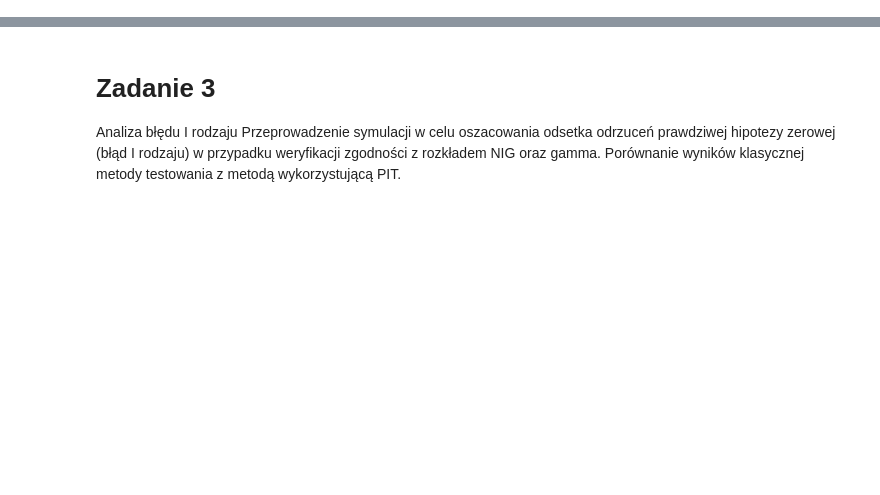
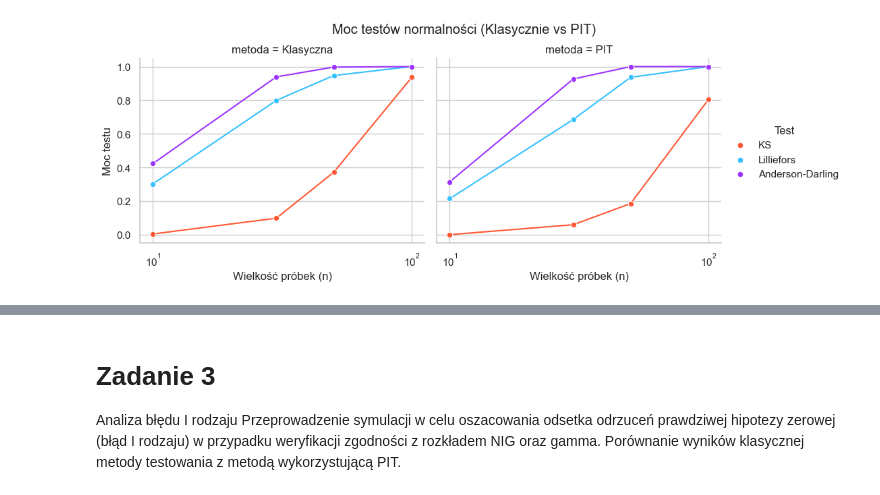
Before and after one commit to anteqkois/nonparametric-methods-studies, a Jupyter notebook: cw_3.ipynb, the cells around one changed output, grey strips where cells are left out. Saved outputs shown, nothing was run; the diff lists cells and outputs as text; code cells hidden in the pictures; blank space fills up the shorter version.

```diff
--- a/cw_3.ipynb
+++ b/cw_3.ipynb
@@ -231,0 +4,77 @@ https://chatgpt.com/c/67f65661-7274-8005-947c-c71536c9f494
+# %%
+import numpy as np
+import pandas as pd
+from scipy import stats
+import matplotlib.pyplot as plt
+import seaborn as sns
+from tqdm import tqdm
+from statsmodels.stats.diagnostic import lilliefors, normal_ad
+
+sns.set_theme(style="whitegrid")
+custom_palette = ["#FF5733", "#33C1FF", "#9D33FF", "#33FF57"]
+
+# Parametry symulacji
+alpha = 0.05
+n_values = [10, 30, 50, 100]			# Wielkość próbek
+k = 1000										# Liczba powtórzeń symulacji
+test_names = ["KS", "Lilliefors", "Anderson-Darling"]
+pit_options = [False, True]         # Wariancje: klasyczny i PIT
+
+def pit_transform(data):
+    return stats.norm.cdf(data, loc=np.mean(data), scale=np.std(data, ddof=1))
+
+
+# Każda funkcja przyjmuje wektor danych x i zwraca p-wartość. Do testu KS używam testu z estymacją parametrów.
+get_p_value = {
+    "KS": lambda x: stats.kstest(x, "norm", args=(np.mean(x), np.std(x, ddof=1)))[1],
+    "Lilliefors": lambda x: lilliefors(x, dist="norm")[1],
+    "Anderson-Darling": lambda x: normal_ad(x)[1]
+}
+
+
+def simulate_power(n, test_name, use_pit, dist_func):
+    p_values = []
+    test_func = get_p_value[test_name]
+    for i in range(k):
+        # generuje próbkę
+        data = dist_func(size=n)
+        if use_pit:
+            data = pit_transform(data)
+        p_val = test_func(data)
+        p_values.append(p_val)
+    return np.mean(np.array(p_values) < alpha)
+
+# Obliczam moc testów
+rows = []
+
+# Dla  wielkość próbek, testu, wariantowi (klasyczny, PIT)
+for n in n_values:
+    for test in test_names:
+        for use_pit in pit_options:
+            power = simulate_power(n, test, use_pit, dist_func=np.random.exponential)
+            rows.append({
+                "n": n,
+                "test": test,
+                "pit": use_pit,
+                "power": power
+            })
+
+df_results = pd.DataFrame(rows)
+print(df_results.head())
+
+df_results["metoda"] = df_results["pit"].map({False: "Klasyczna", True: "PIT"})
+
+g = sns.FacetGrid(df_results, col="metoda", hue="test", height=4, palette=custom_palette, aspect=1.2)
+g.map(sns.lineplot, "n", "power", marker="o")
+g.map(sns.scatterplot, "n", "power")
+
+for ax in g.axes.flatten():
+    ax.set_xscale("log")
+    ax.set_xlabel("Wielkość próbek (n)")
+    ax.set_ylabel("Moc testu")
+
+g.add_legend(title="Test")
+plt.subplots_adjust(top=0.85)
+g.fig.suptitle("Moc testów normalności (Klasycznie vs PIT)")
+plt.show()
+# %% [output]
@@ -231,0 +87 @@ https://chatgpt.com/c/67f65661-7274-8005-947c-c71536c9f494
+[figure, added]
```
Also changed, not shown: parts of 14 cells of this notebook.
